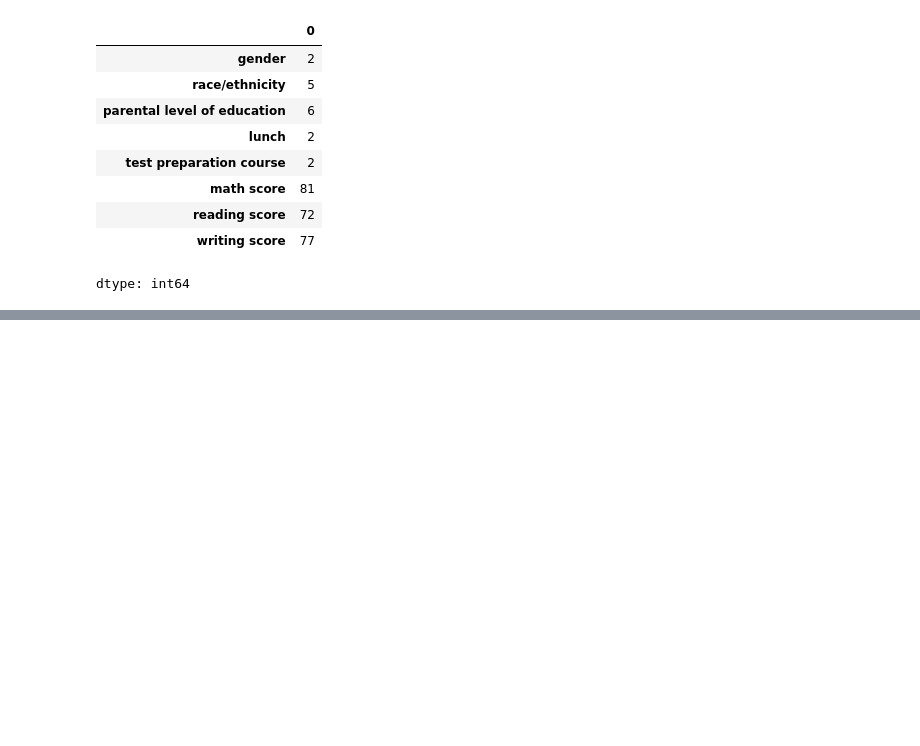
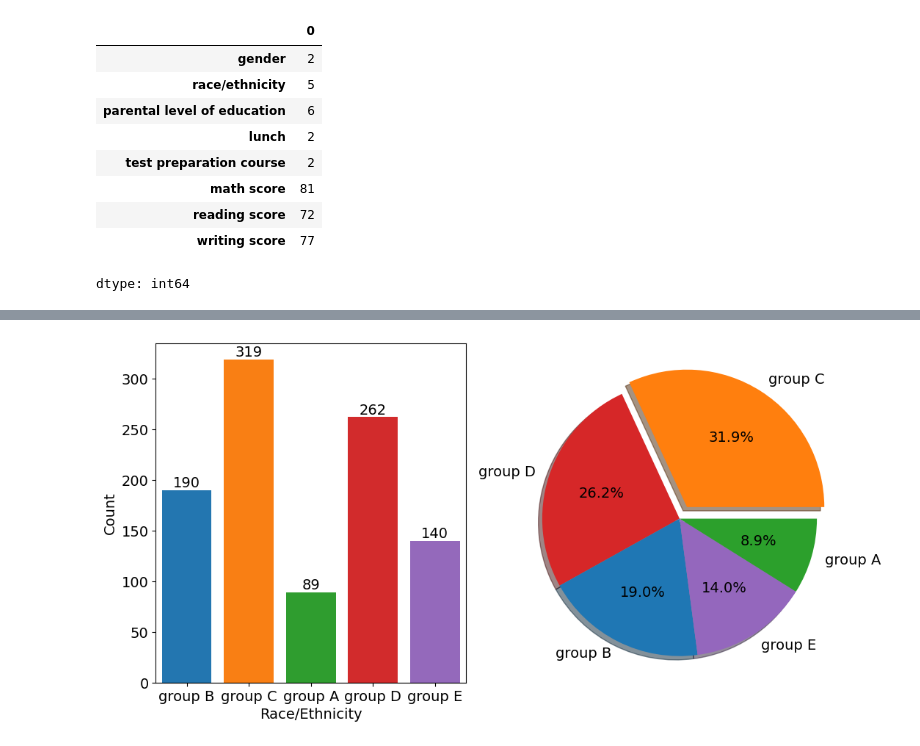
Before and after one commit to KOWSALYAAARU/test_app, a Jupyter notebook: Student_Performance_.ipynb, the cells around one changed output, grey strips where cells are left out. Cells and saved outputs as stored; diff of their text form; code cells hidden in the pictures; blank space fills up the shorter version.

```diff
--- a/Student_Performance_.ipynb
+++ b/Student_Performance_.ipynb
@@ -73,0 +128,34 @@ dtype: int64
+# %%
+# Define a color palette for the countplot
+colors = ['#1f77b4', '#ff7f0e', '#2ca02c', '#d62728', '#9467bd']
+# blue, orange, green, red, purple are respectiively the color names for the color codes used above
+
+# Create a figure with two subplots
+f, ax = plt.subplots(1, 2, figsize=(12, 6))
+
+# Create a countplot of the 'race/ethnicity' column and add labels to the bars
+sns.countplot(x=df['race/ethnicity'], data=df, palette=colors, ax=ax[0], saturation=0.95)
+for container in ax[0].containers:
+    ax[0].bar_label(container, color='black', size=14)
+
+# Set font size of x-axis and y-axis labels and tick labels
+ax[0].set_xlabel('Race/Ethnicity', fontsize=14)
+ax[0].set_ylabel('Count', fontsize=14)
+ax[0].tick_params(labelsize=14)
+
+# Create a dictionary that maps category names to colors in the color palette
+color_dict = dict(zip(df['race/ethnicity'].unique(), colors))
+
+# Map the colors to the pie chart slices
+pie_colors = [color_dict[race] for race in df['race/ethnicity'].value_counts().index]
+
+# Create a pie chart of the 'race/ethnicity' column and add labels to the slices
+plt.pie(x=df['race/ethnicity'].value_counts(), labels=df['race/ethnicity'].value_counts().index, explode=[0.1, 0, 0, 0, 0], autopct='%1.1f%%', shadow=True, colors=pie_colors, textprops={'fontsize': 14})
+
+# Set the aspect ratio of the pie chart to 'equal' to make it a circle
+plt.axis('equal')
+
+# Display the plot
+plt.show()
+# %% [output]
+[figure, added]
```
Also changed, not shown: parts of 6 cells of this notebook.
